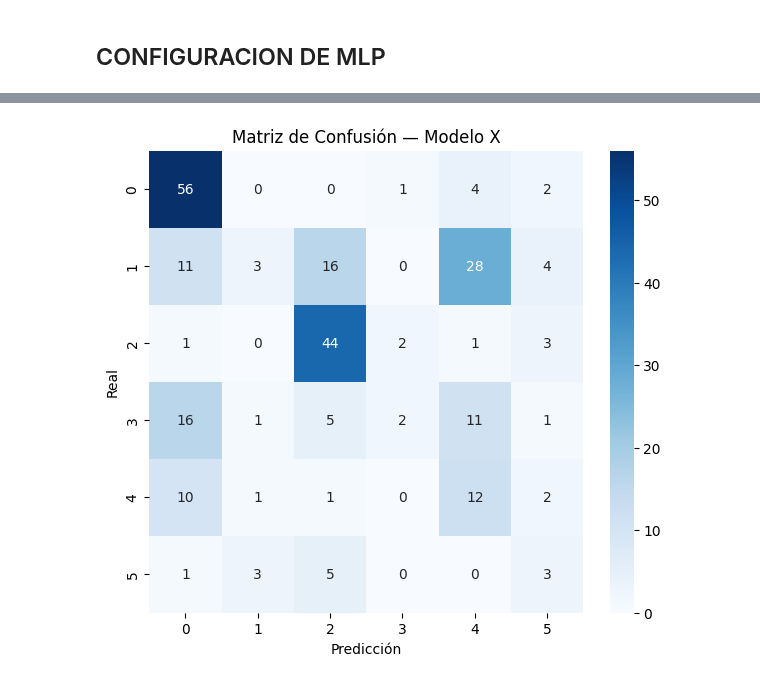
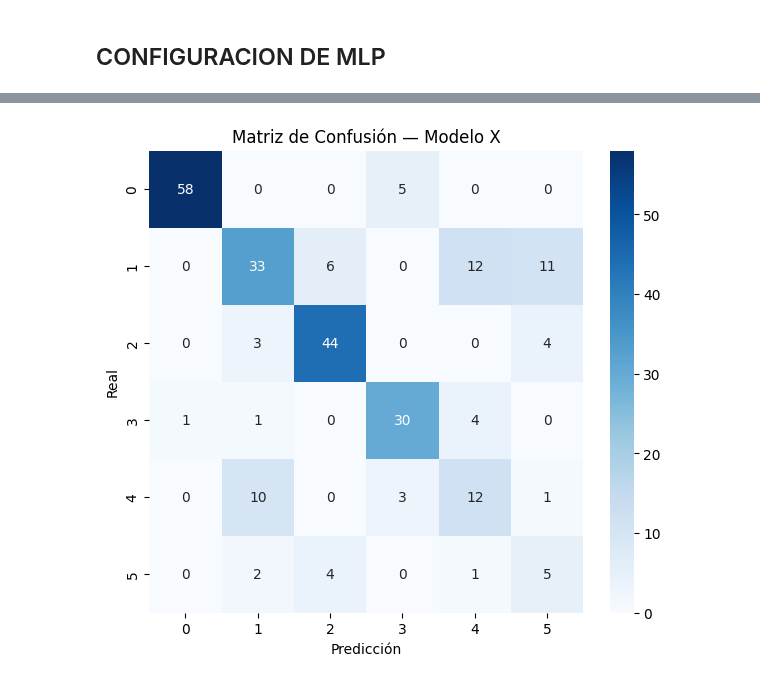
Before and after one commit to VivianaPM/DL-VisNIR-QualityClassifier, a Jupyter notebook: Mushroom/modelMushroom.ipynb, the cells around one changed output, grey strips where cells are left out. Cells and saved outputs as stored; diff of their text form; code cells hidden in the pictures.

```diff
--- a/Mushroom/modelMushroom.ipynb
+++ b/Mushroom/modelMushroom.ipynb
@@ -711,18 +821,18 @@ plt.show()
 # %%
 from sklearn.metrics import confusion_matrix
 import seaborn as sns
 import matplotlib.pyplot as plt
 import pandas as pd
 
-df = pd.read_csv("confusion_Modelo_Propuesta_1.csv")
+df = pd.read_csv("confusion_Modelo_A2.csv")
 
 cm = confusion_matrix(df['y_true'], df['y_pred'])
 
 plt.figure(figsize=(7,6))
 sns.heatmap(cm, annot=True, fmt='d', cmap='Blues')
 plt.title("Matriz de Confusión — Modelo X")
 plt.xlabel("Predicción")
 plt.ylabel("Real")
 plt.show()
 # %% [output]
-[figure, old version]
+[figure, new version]
```
Also changed, not shown: parts of 9 cells of this notebook.
